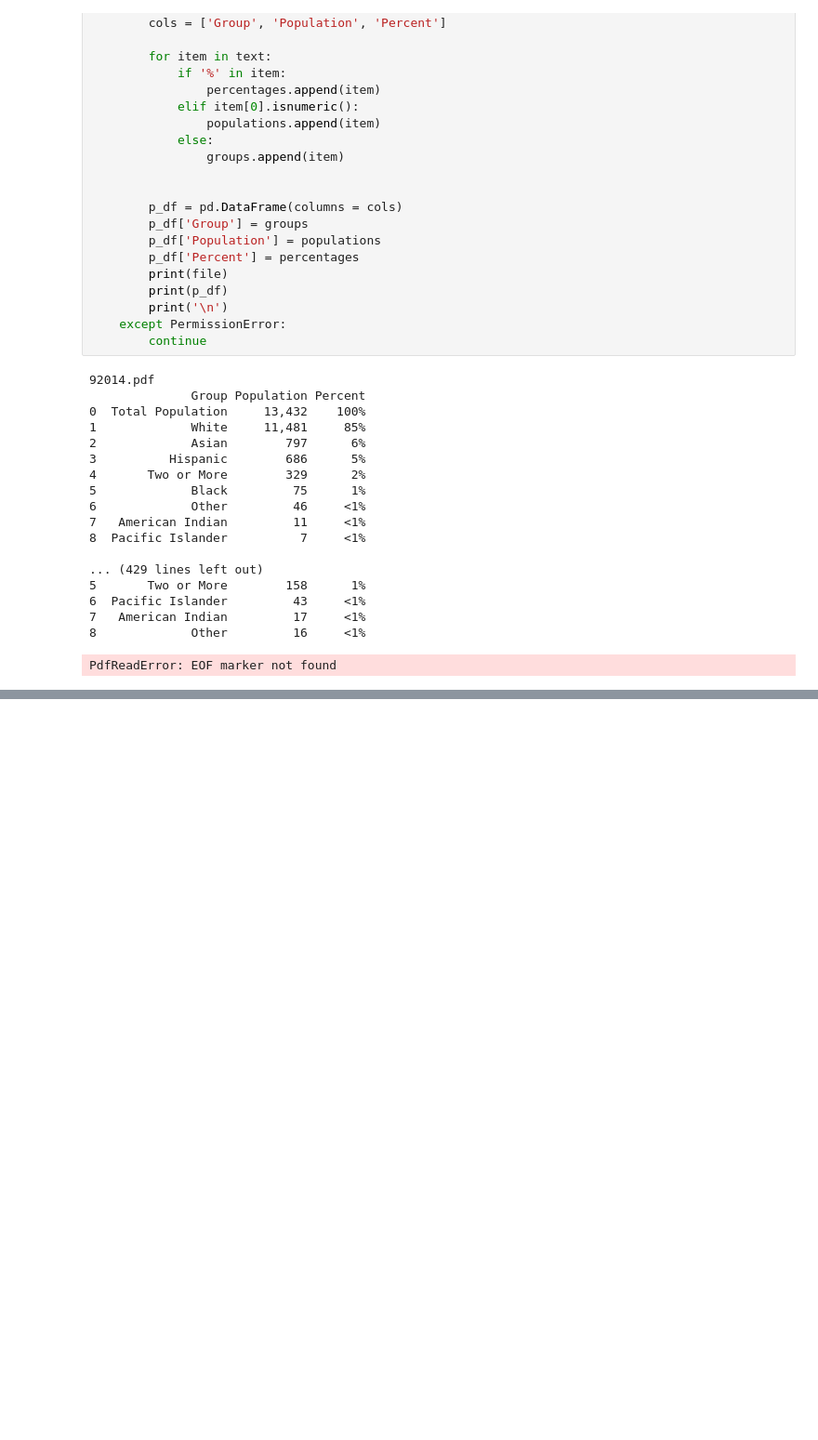
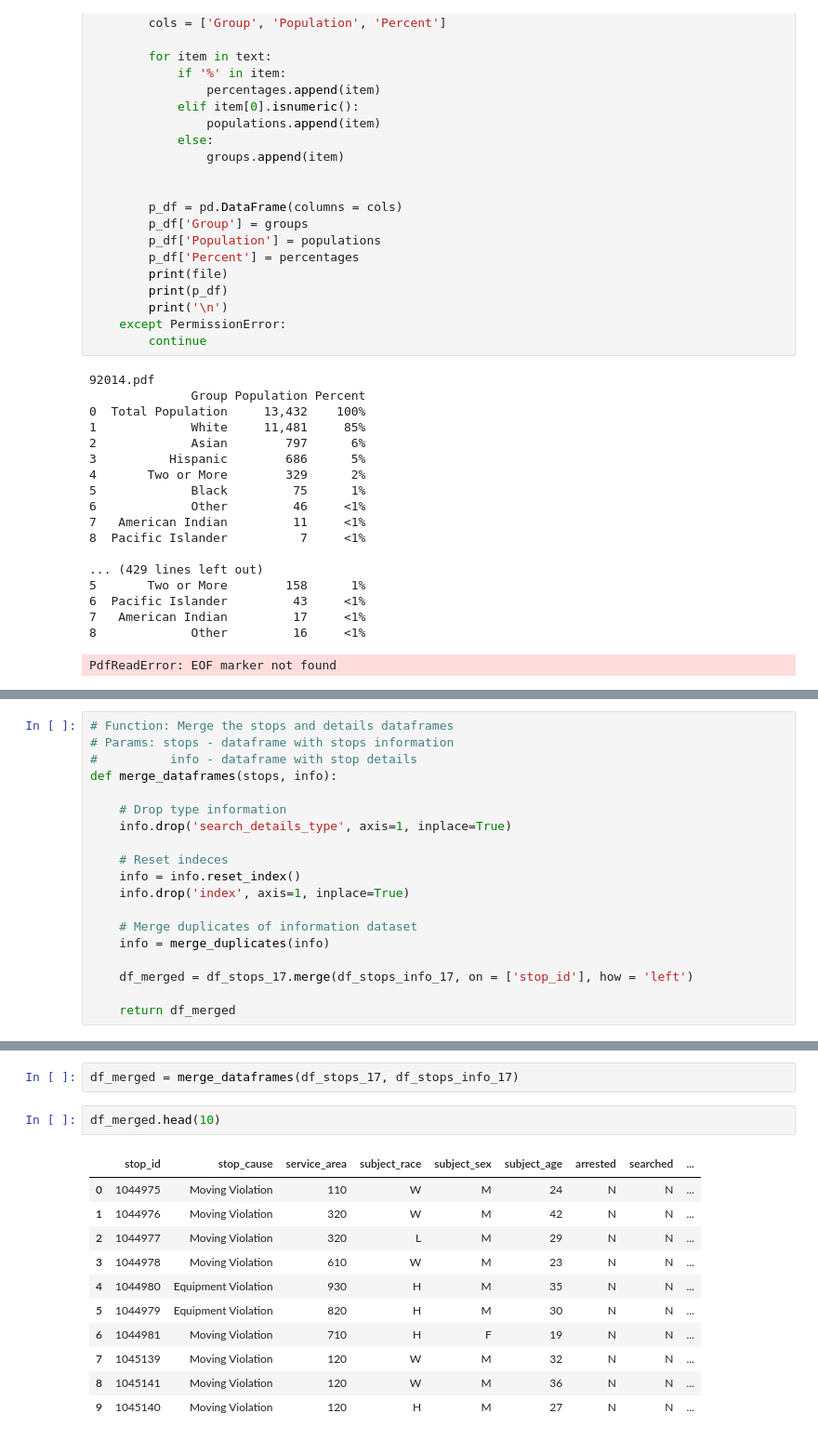
Before and after one commit to dgordee/San-Diego-Police-Analysis, a Jupyter notebook: Project testing.ipynb, the cells around one changed output, grey strips where cells are left out. Shown: that part at 93% size. Saved outputs shown, nothing was run; the diff lists cells and outputs as text; blank space fills up the shorter version.

```diff
--- a/Project testing.ipynb
+++ b/Project testing.ipynb
@@ -183,0 +423,19 @@ PdfReadError: EOF marker not found
+# %%
+# Function: Merge the stops and details dataframes
+# Params: stops - dataframe with stops information
+#          info - dataframe with stop details
+def merge_dataframes(stops, info):
+
+    # Drop type information
+    info.drop('search_details_type', axis=1, inplace=True)
+
+    # Reset indeces
+    info = info.reset_index()
+    info.drop('index', axis=1, inplace=True)
+
+    # Merge duplicates of information dataset
+    info = merge_duplicates(info)
+
+    df_merged = df_stops_17.merge(df_stops_info_17, on = ['stop_id'], how = 'left')
+
+    return df_merged
@@ -183,0 +450,16 @@ PdfReadError: EOF marker not found
+# %%
+df_merged = merge_dataframes(df_stops_17, df_stops_info_17)
+# %%
+df_merged.head(10)
+# %% [output]
+|  | stop_id | stop_cause | service_area | subject_race | subject_sex | subject_age | arrested | searched | ... |
+| 0 | 1044975 | Moving Violation | 110 | W | M | 24 | N | N | ... |
+| 1 | 1044976 | Moving Violation | 320 | W | M | 42 | N | N | ... |
+| 2 | 1044977 | Moving Violation | 320 | L | M | 29 | N | N | ... |
+| 3 | 1044978 | Moving Violation | 610 | W | M | 23 | N | N | ... |
+| 4 | 1044980 | Equipment Violation | 930 | H | M | 35 | N | N | ... |
+| 5 | 1044979 | Equipment Violation | 820 | H | M | 30 | N | N | ... |
+| 6 | 1044981 | Moving Violation | 710 | H | F | 19 | N | N | ... |
+| 7 | 1045139 | Moving Violation | 120 | W | M | 32 | N | N | ... |
+| 8 | 1045141 | Moving Violation | 120 | W | M | 36 | N | N | ... |
+| 9 | 1045140 | Moving Violation | 120 | H | M | 27 | N | N | ... |
```
Also changed, not shown: parts of 24 cells of this notebook.
